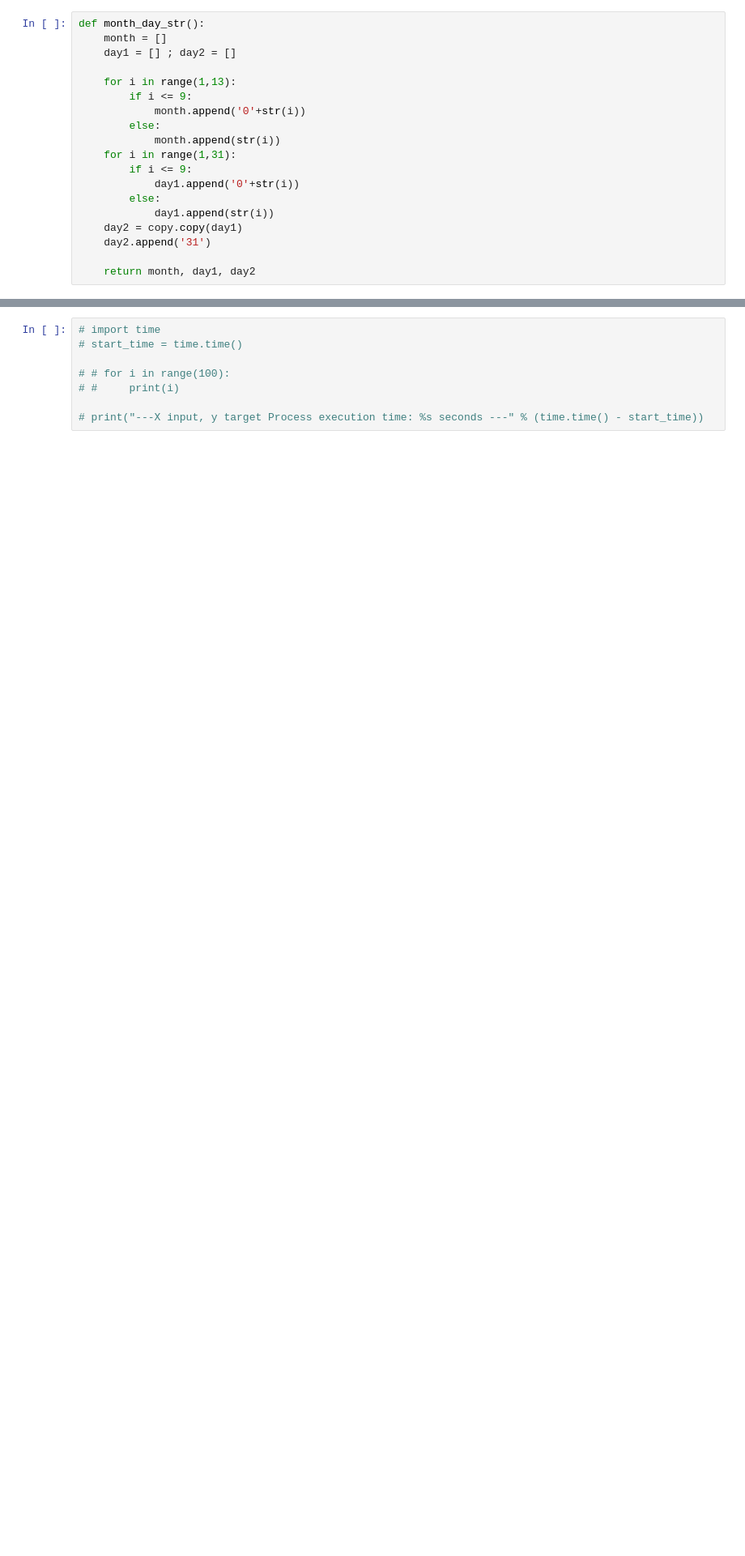
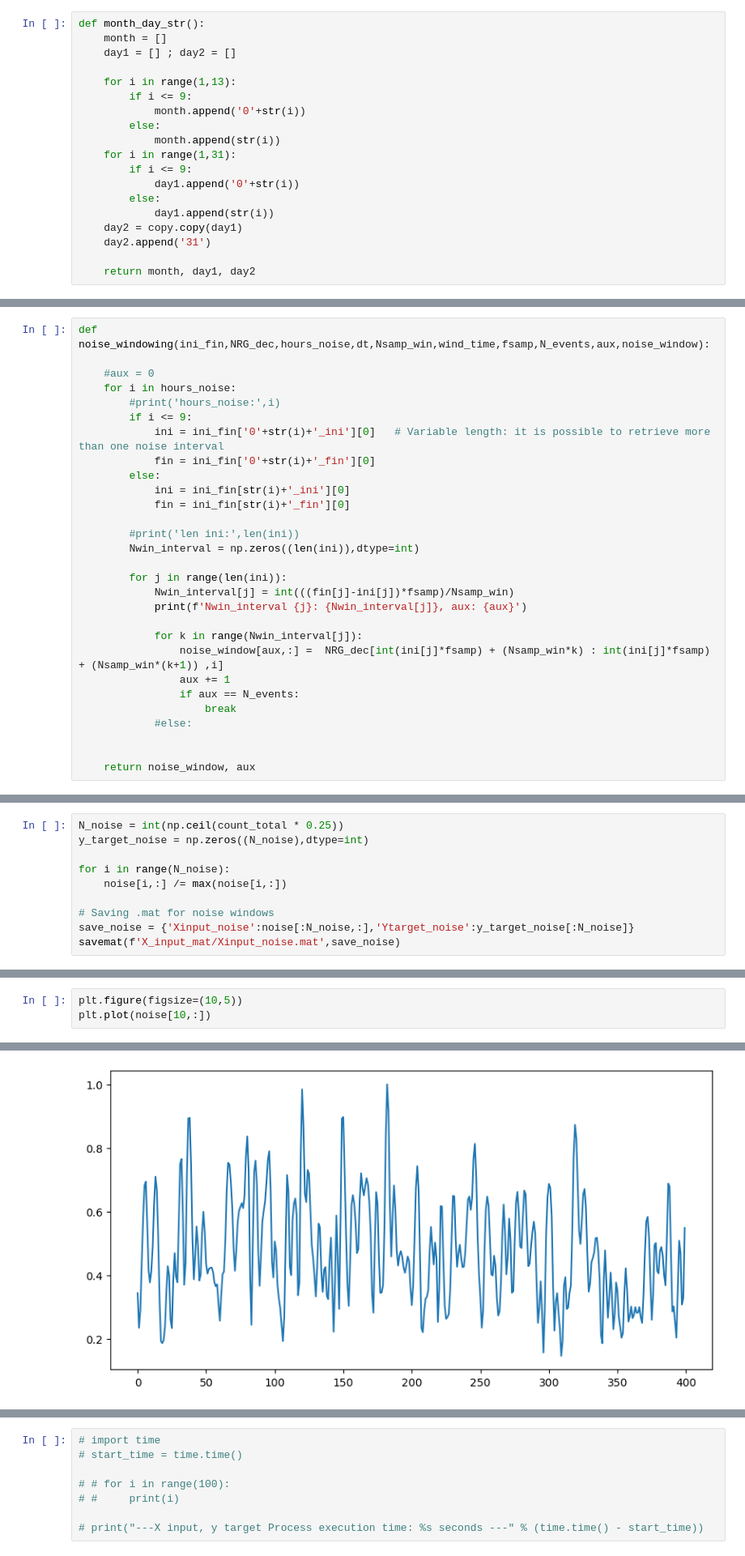
Before and after one commit to KevinVarZ7/SeismoAI, a Jupyter notebook: CNN1D_Paricutin_Matlab_Data_v1.3.ipynb, the cells around one changed output, grey strips where cells are left out. Shown at 81% size. Cells and saved outputs as stored; diff of their text form; blank space fills up the shorter version.

```diff
--- a/CNN1D_Paricutin_Matlab_Data_v1.3.ipynb
+++ b/CNN1D_Paricutin_Matlab_Data_v1.3.ipynb
@@ -610,0 +671,29 @@ signal_for_noise['2022_09_02_01_sig0'].shape
+# %%
+def noise_windowing(ini_fin,NRG_dec,hours_noise,dt,Nsamp_win,wind_time,fsamp,N_events,aux,noise_window):
+
+    #aux = 0
+    for i in hours_noise:
+        #print('hours_noise:',i)
+        if i <= 9:
+            ini = ini_fin['0'+str(i)+'_ini'][0]   # Variable length: it is possible to retrieve more than one noise interval
+            fin = ini_fin['0'+str(i)+'_fin'][0]
+        else:
+            ini = ini_fin[str(i)+'_ini'][0]
+            fin = ini_fin[str(i)+'_fin'][0]
+
+        #print('len ini:',len(ini))
+        Nwin_interval = np.zeros((len(ini)),dtype=int)
+
+        for j in range(len(ini)):
+            Nwin_interval[j] = int(((fin[j]-ini[j])*fsamp)/Nsamp_win)
+            print(f'Nwin_interval {j}: {Nwin_interval[j]}, aux: {aux}')
+
+            for k in range(Nwin_interval[j]):
+                noise_window[aux,:] =  NRG_dec[int(ini[j]*fsamp) + (Nsamp_win*k) : int(ini[j]*fsamp) + (Nsamp_win*(k+1)) ,i]
+                aux += 1
+                if aux == N_events:
+                    break
+            #else:
+
+
+    return noise_window, aux
@@ -610,0 +784,10 @@ signal_for_noise['2022_09_02_01_sig0'].shape
+# %%
+N_noise = int(np.ceil(count_total * 0.25))
+y_target_noise = np.zeros((N_noise),dtype=int)
+
+for i in range(N_noise):
+    noise[i,:] /= max(noise[i,:])
+
+# Saving .mat for noise windows
+save_noise = {'Xinput_noise':noise[:N_noise,:],'Ytarget_noise':y_target_noise[:N_noise]}
+savemat(f'X_input_mat/Xinput_noise.mat',save_noise)
@@ -610,0 +798,4 @@ signal_for_noise['2022_09_02_01_sig0'].shape
+# %%
+plt.figure(figsize=(10,5))
+plt.plot(noise[10,:])
+# %% [output]
@@ -610,0 +803 @@ signal_for_noise['2022_09_02_01_sig0'].shape
+[figure, added]
```
Also changed, not shown: parts of 54 cells of this notebook, 2 other files.
